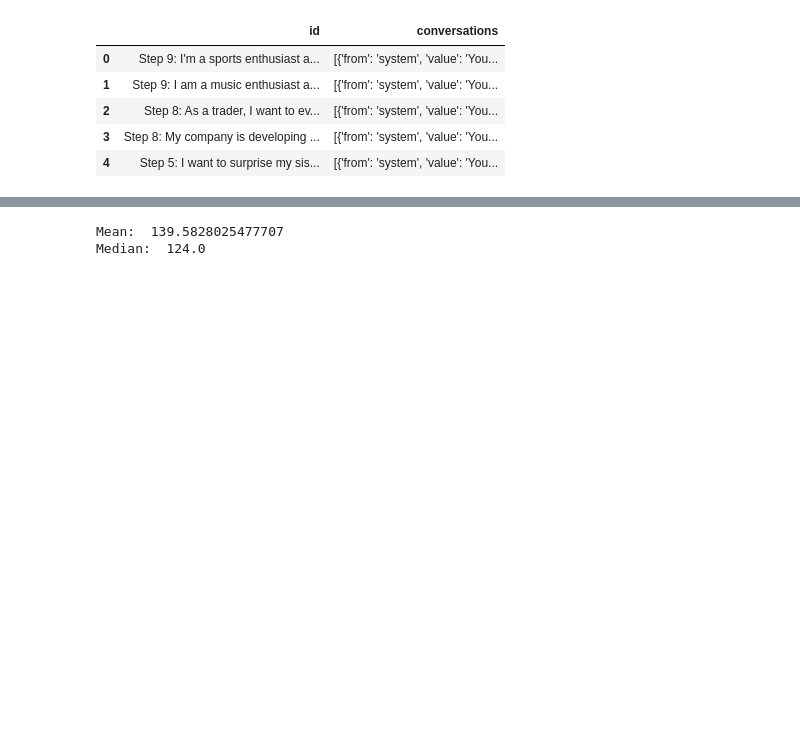
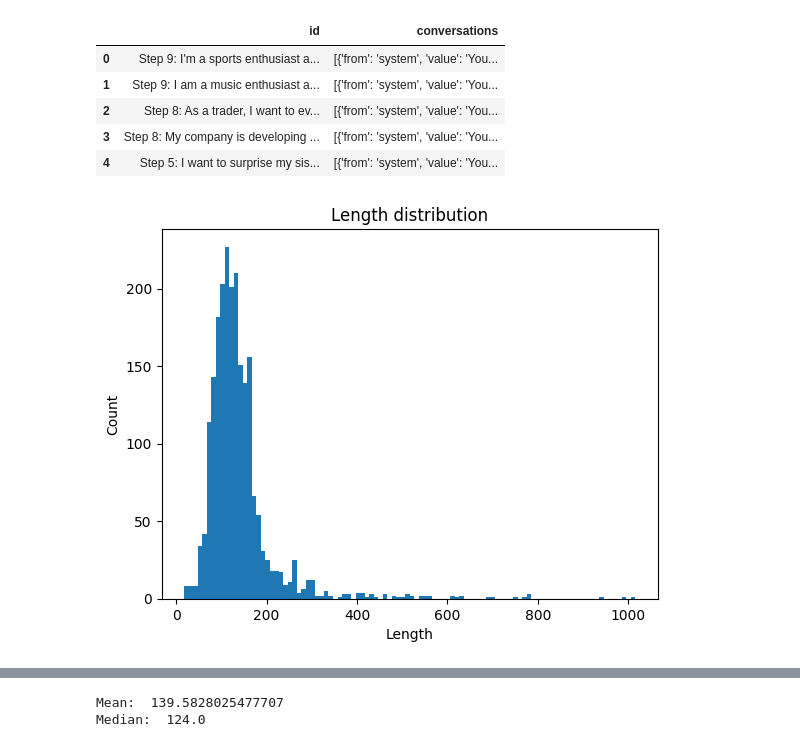
Before and after one commit to StephenYangjz/FasterAgent, a Jupyter notebook: API/statistics.ipynb, the cells around one changed output, grey strips where cells are left out. Cells and saved outputs as stored; diff of their text form; code cells hidden in the pictures; blank space fills up the shorter version.

```diff
--- a/API/statistics.ipynb
+++ b/API/statistics.ipynb
@@ -24,7 +24,25 @@ data.head()
 | 4 | Step 5: I want to surprise my sis... | [{'from': 'system', 'value': 'You... |
 # %%
 length = []
+turns = []
 for conv in data['conversations']:
+    cnt = 0
     for turn in conv:
+        if turn['from'] == 'system':
+            pass
         if turn['from'] == 'assistant':
             length.append(len(tokenizer.encode(turn['value'])))
+            cnt += 1
+    turns.append(cnt)
+# print('Average length: ', np.mean(length))
+# print('Average turns: ', np.mean(turns))
+# %%
+# plot length distribution
+plt.hist(length, bins=100)
+plt.title('Length distribution')
+plt.xlabel('Length')
+plt.ylabel('Count')
+plt.savefig('length.png')
+plt.show()
+# %% [output]
+[figure, added]
```
Also changed, not shown: parts of 2 cells of this notebook, 7 other files.
